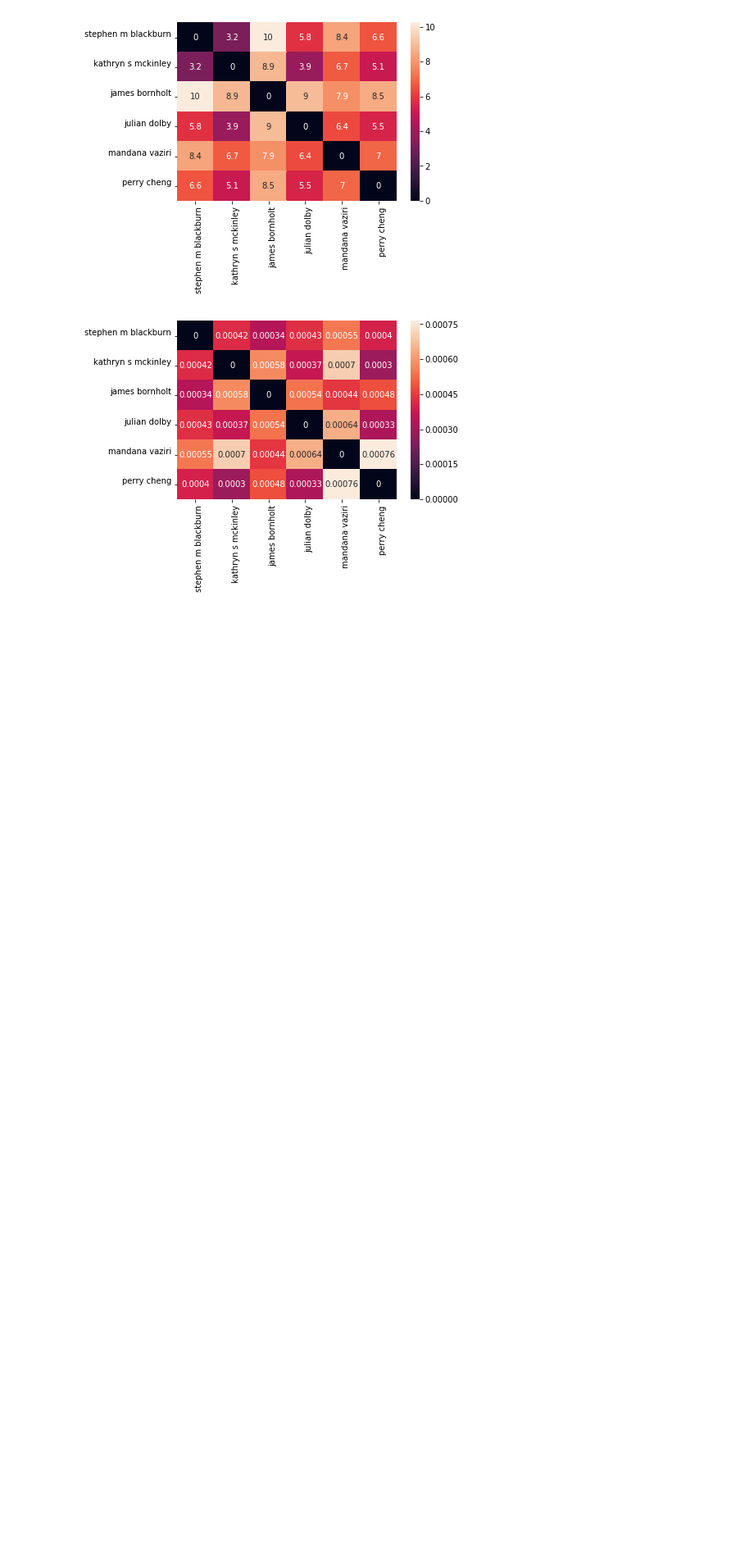
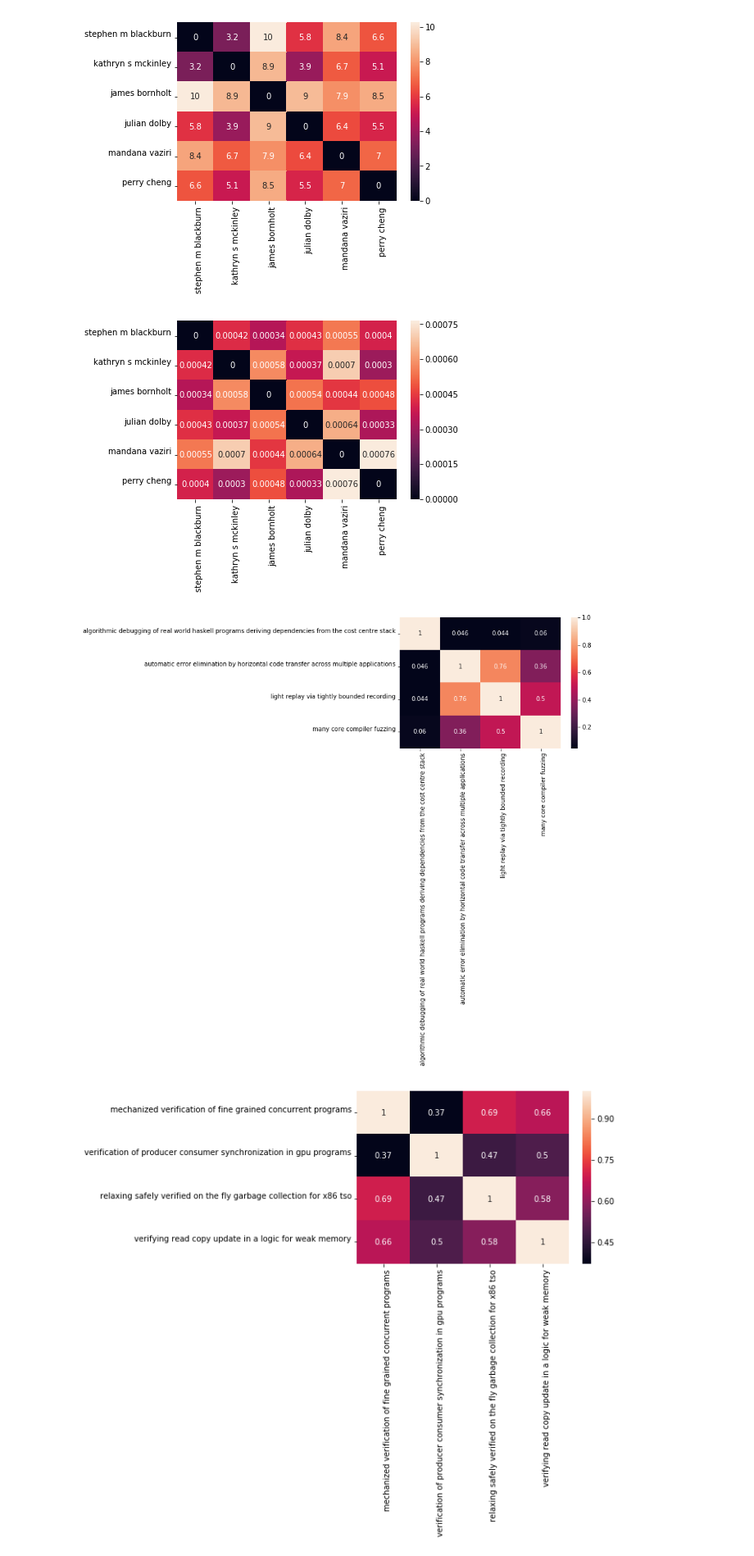
Before and after one commit to csmetrics/influencemap, a Jupyter notebook: research/models/test_bov.ipynb, the cells around one changed output. Shown at 82% size. Drawn from its saved outputs; the diff is of its cells as text; code cells hidden in the pictures; blank space fills up the shorter version.

```diff
--- a/research/models/test_bov.ipynb
+++ b/research/models/test_bov.ipynb
@@ -46,6 +46,10 @@ Complete cache entries found: 1386
 Partial cache entries found: 0
 No cache entries found: 0
 Total ids to query: 1386
+# %%
+pid2title = dict()
+for paper_info in paper_informations:
+    pid2title[paper_info['PaperId']] = paper_info['PaperTitle']
 # %%
 bov = BagOfVenues()
 bov.fit(paper_informations)
@@ -231,3 +235,25 @@ emd_matrix = gen_cmp_matrix(vec_list, calc=emd)
 cmp_plot(emd_matrix, auth_list, plt)
 # %% [output]
 [figure]
+# %%
+from research.data.gen_session_grouping import gen_sessions
+
+sessions = gen_sessions()
+# %%
+for j, session in enumerate(sessions):
+    s_auth_list = [pid2title[int(s)] for s in session]
+    auth_vecs   = bov.titles_to_vec(s_auth_list)
+    auth_list   = list()
+    vec_list    = list()
+    for i, a_vec in enumerate(auth_vecs.items()):
+        auth, vec = a_vec
+        auth_list.append(auth)
+        vec_list.append(vec)
+
+    sim_matrix = gen_cmp_matrix(vec_list)
+
+    cmp_plot(sim_matrix, auth_list, plt)
+    plt.show()
+# %% [output]
+[figure, added]
+[figure, added]
```
Also changed, not shown: parts of 1 cell of this notebook, 4 other files.
